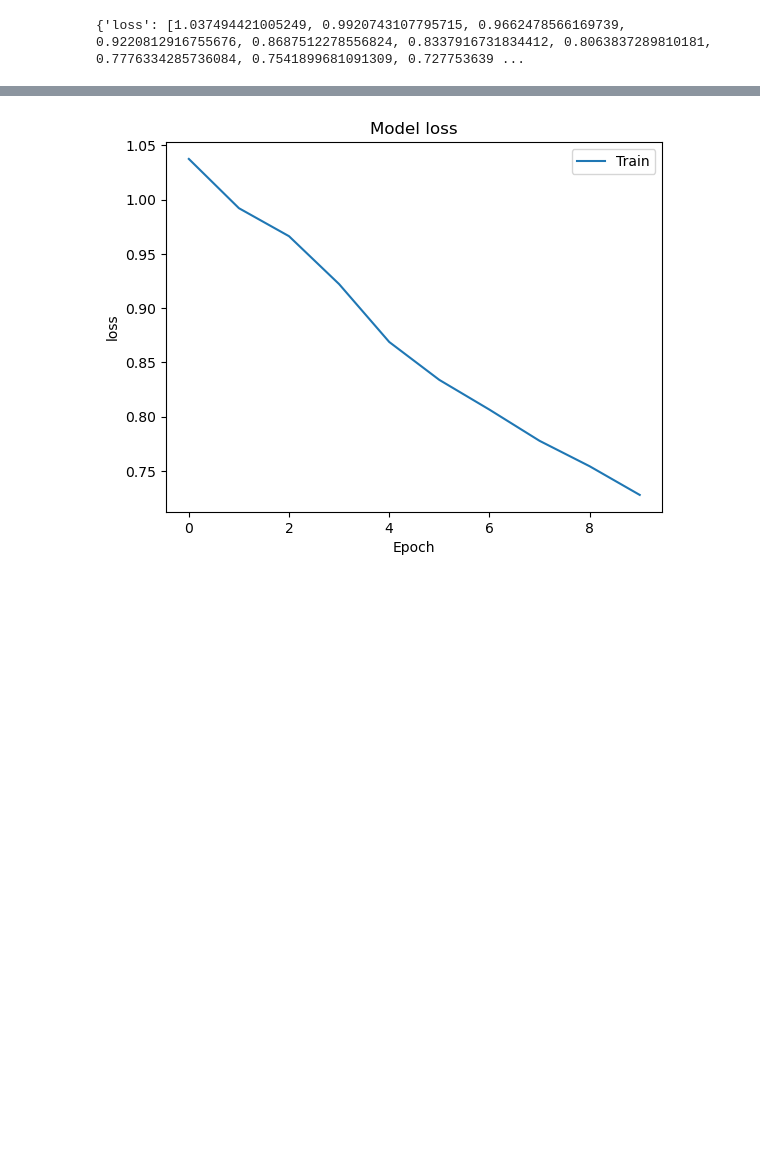
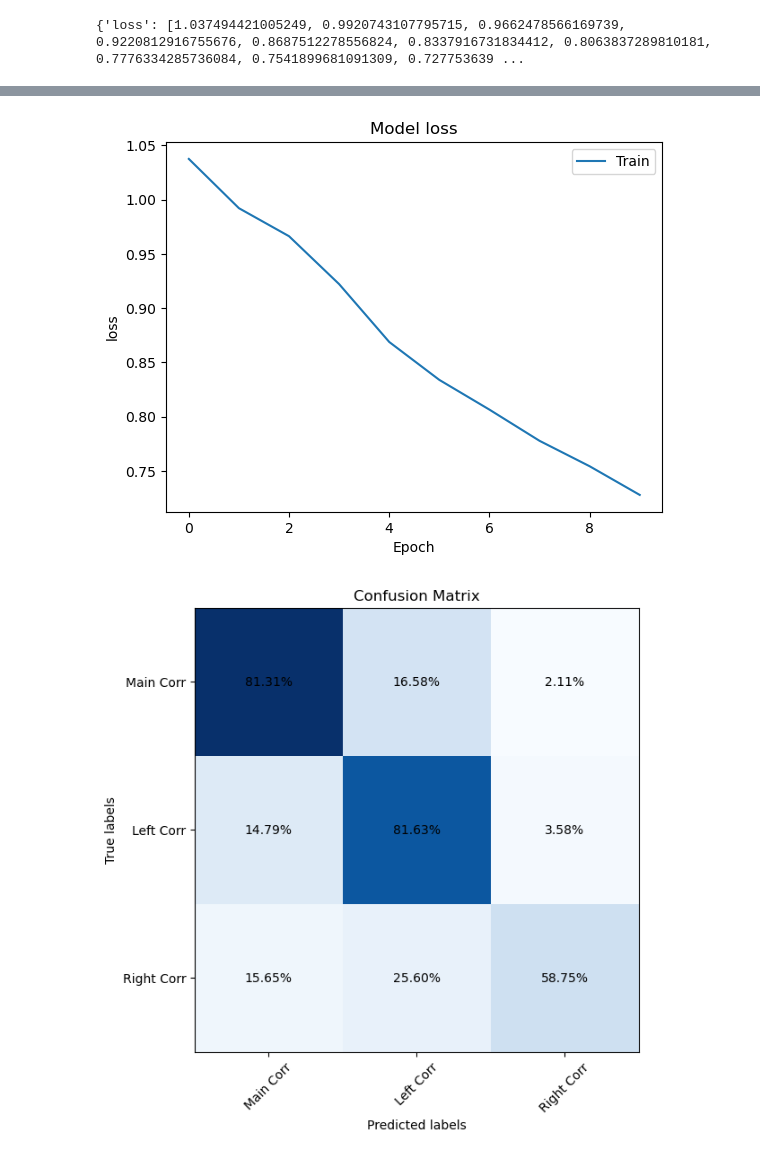
Before and after one commit to konkalaitzidis/bpnn, a Jupyter notebook: src/V1/plots.ipynb, the cells around one changed output, grey strips where cells are left out. Drawn from its saved outputs; the diff is of its cells as text; code cells hidden in the pictures; blank space fills up the shorter version.

```diff
--- a/src/V1/plots.ipynb
+++ b/src/V1/plots.ipynb
@@ -92,5 +92,47 @@ def plot_loss():
     plt.legend(['Train'], loc='upper right')
     plt.savefig('loss.png')
     return plt.show()
+
+def plot_cm(no_of_behaviors, confusion):
+
+
+    # Plot the confusion matrix
+    fig, ax = plt.subplots(figsize=(8,6))
+    cmap = plt.get_cmap('Blues')
+
+    tick_marks = np.arange(len(no_of_behaviors))
+    plt.xticks(tick_marks, no_of_behaviors, rotation=45)
+    plt.yticks(tick_marks, no_of_behaviors)
+    plt.tight_layout()
+
+    ax.imshow(confusion, interpolation='nearest', cmap=cmap)
+    ax.set_xticks(np.arange(len(no_of_behaviors)))
+    ax.set_yticks(np.arange(len(no_of_behaviors)))
+    ax.set_xticklabels(no_of_behaviors)
+    ax.set_yticklabels(no_of_behaviors)
+    ax.set_xlabel('Predicted labels')
+    ax.set_ylabel('True labels')
+
+    # cm = confusion_matrix (train_labels, predicted_labels)
+    # print(cm)
+
+    # Add text annotations to the confusion matrix boxes
+    for i in range(len(no_of_behaviors)):
+        for j in range(len(no_of_behaviors)):
+            ax.text(j, i, str(f'{(confusion[i, j]/counts[i])*100:.2f}%'), ha='center', va='center', color='black')
+
+# Set the title
+    plt.savefig('cm.png')
+    ax.set_title('Confusion Matrix')
+    return plt.show()
 # %%
+# format the train_labels to be appropriate for the predict method
 train_labels = np.argmax(train_labels, axis=1)
+
+# Predict the class labels of the training images using the trained model
+model = load_model('BPNN_V1_model.h5')
+predicted_labels = np.argmax(model.predict(train_images), axis=1)
+
+# Compute the confusion matrix using the predicted class labels and the true class labels
+confusion = confusion_matrix(train_labels, predicted_labels)
+no_of_behaviors = ['Main Corr', 'Left Corr', 'Right Corr']
@@ -97,6 +149,8 @@ train_labels = np.argmax(train_labels, axis=1)
 # %%
 plot_accuracy()
 plot_loss()
+plot_cm(no_of_behaviors, confusion)
 # %% [output]
 [figure]
 [figure]
+[figure, added]
```
Also changed, not shown: parts of 8 cells of this notebook, 1 other file.
